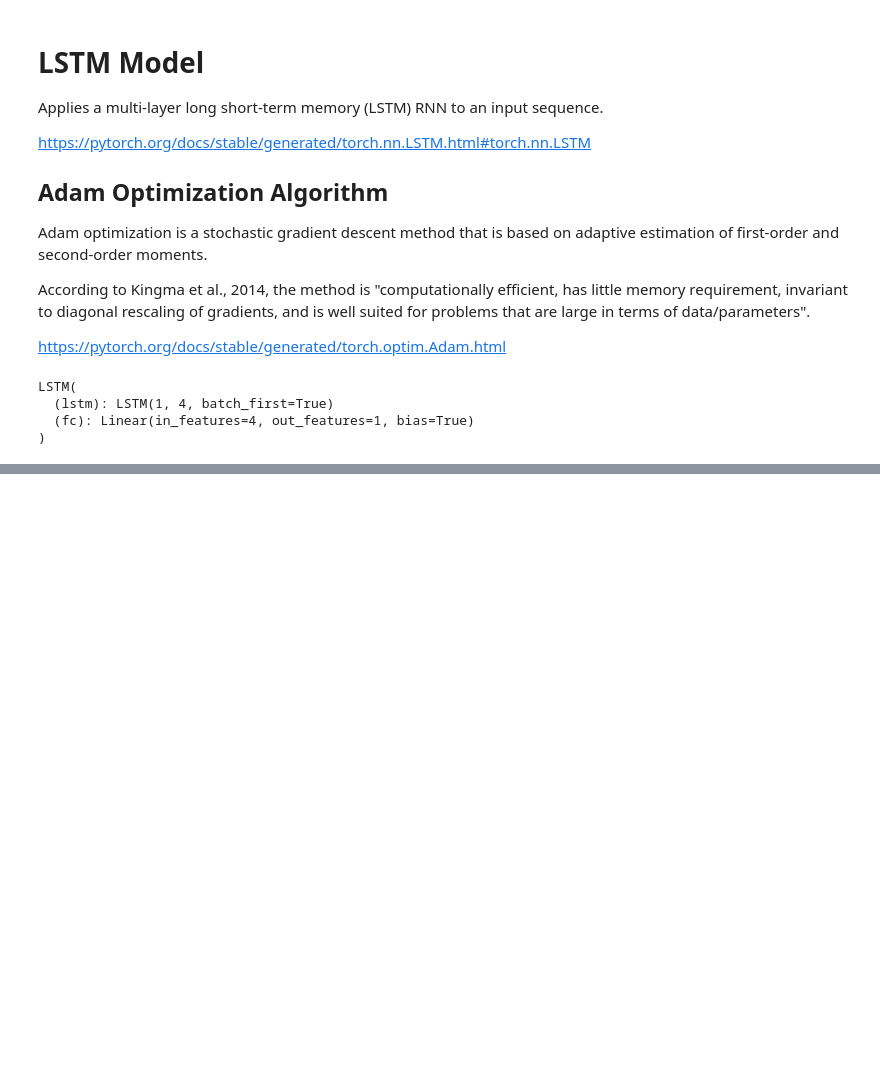
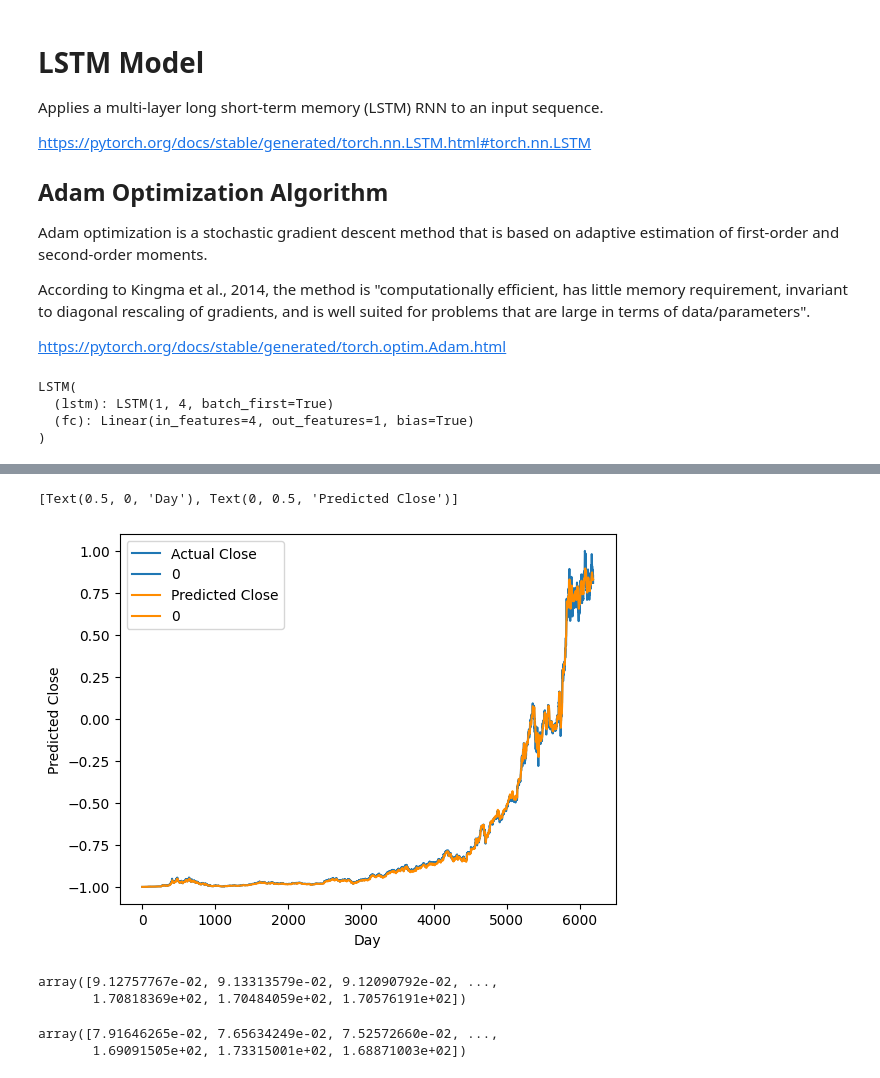
Before and after one commit to 1giacomo/pytorch-notebooks, a Jupyter notebook: amazon_stock_forecasting_colab.ipynb, the cells around one changed output, grey strips where cells are left out. Saved outputs shown, nothing was run; the diff lists cells and outputs as text; code cells hidden in the pictures; blank space fills up the shorter version.

Commit message:
add plots

```diff
--- a/amazon_stock_forecasting_colab.ipynb
+++ b/amazon_stock_forecasting_colab.ipynb
@@ -321,0 +328,28 @@ Val Loss: 0.004
+# %%
+sns.lineplot(y_train, label='Actual Close', )
+sns.lineplot(predicted, label='Predicted Close', palette=['darkorange']).set(xlabel='Day', ylabel='Predicted Close')
+# %% [output]
+[Text(0.5, 0, 'Day'), Text(0, 0.5, 'Predicted Close')]
+[figure, added]
+# %%
+train_predictions = predicted.flatten()
+
+dummies = np.zeros((X_train.shape[0], lookback+1))
+dummies[:, 0] = train_predictions
+dummies = scaler.inverse_transform(dummies)
+
+train_predictions = dc(dummies[:, 0])
+train_predictions
+# %% [output]
+array([9.12757767e-02, 9.13313579e-02, 9.12090792e-02, ...,
+       1.70818369e+02, 1.70484059e+02, 1.70576191e+02])
+# %%
+dummies = np.zeros((X_train.shape[0], lookback+1))
+dummies[:, 0] = y_train.flatten()
+dummies = scaler.inverse_transform(dummies)
+
+new_y_train = dc(dummies[:, 0])
+new_y_train
+# %% [output]
+array([7.91646265e-02, 7.65634249e-02, 7.52572660e-02, ...,
+       1.69091505e+02, 1.73315001e+02, 1.68871003e+02])
```
Also changed, not shown: parts of 7 cells of this notebook.
